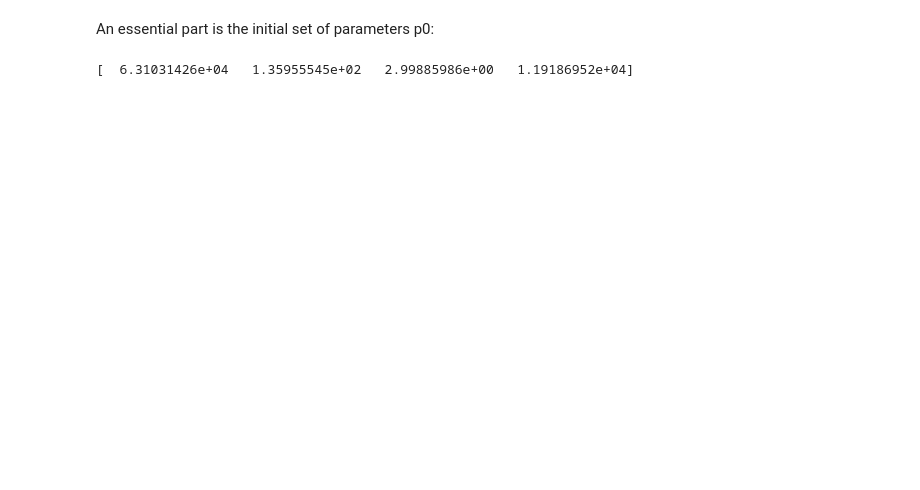
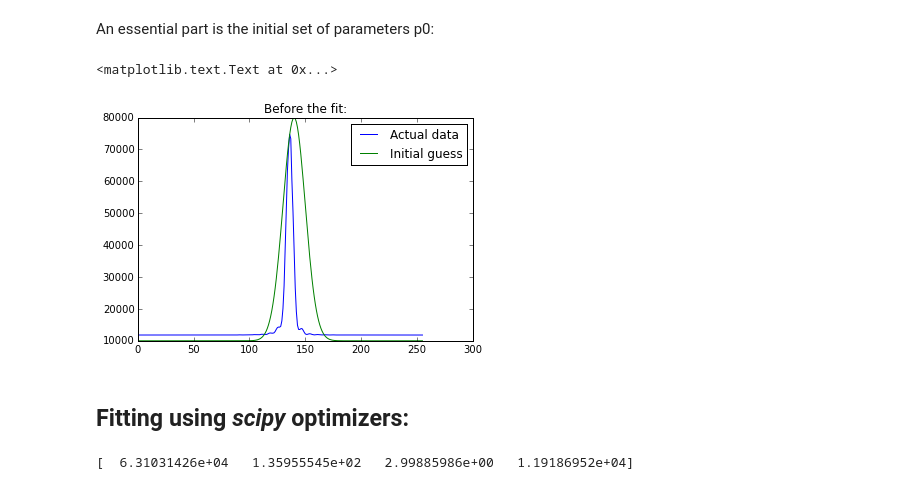
Before and after one commit to kif/python_tutorials, a Jupyter notebook: scipy_exercise_3/Data_fitting.ipynb, the cells around one changed output. Drawn from its saved outputs; the diff is of its cells as text; code cells hidden in the pictures; blank space fills up the shorter version.

```diff
--- a/scipy_exercise_3/Data fitting.ipynb
+++ b/scipy_exercise_3/Data_fitting.ipynb
@@ -39,7 +39,16 @@ An essential part is the initial set of parameters p0:
 # %%
 p0 = [70000, 140, 10,10000]
 xdata = numpy.arange(len(img),dtype="float")
 ydata = vert.astype("float")
+plot(vert, label="Actual data")
+plot(gaussian(xdata, *p0), label="Initial guess")
+legend()
+title("Before the fit:")
+# %% [output]
+<matplotlib.text.Text at 0x...>
+[figure, added]
+# %% [markdown]
+## Fitting using *scipy* optimizers:
 # %%
 from scipy.optimize import curve_fit
 p,cov = curve_fit(gaussian, xdata, ydata, p0)
```
Also changed, not shown: parts of 7 cells of this notebook, 9 other files.
